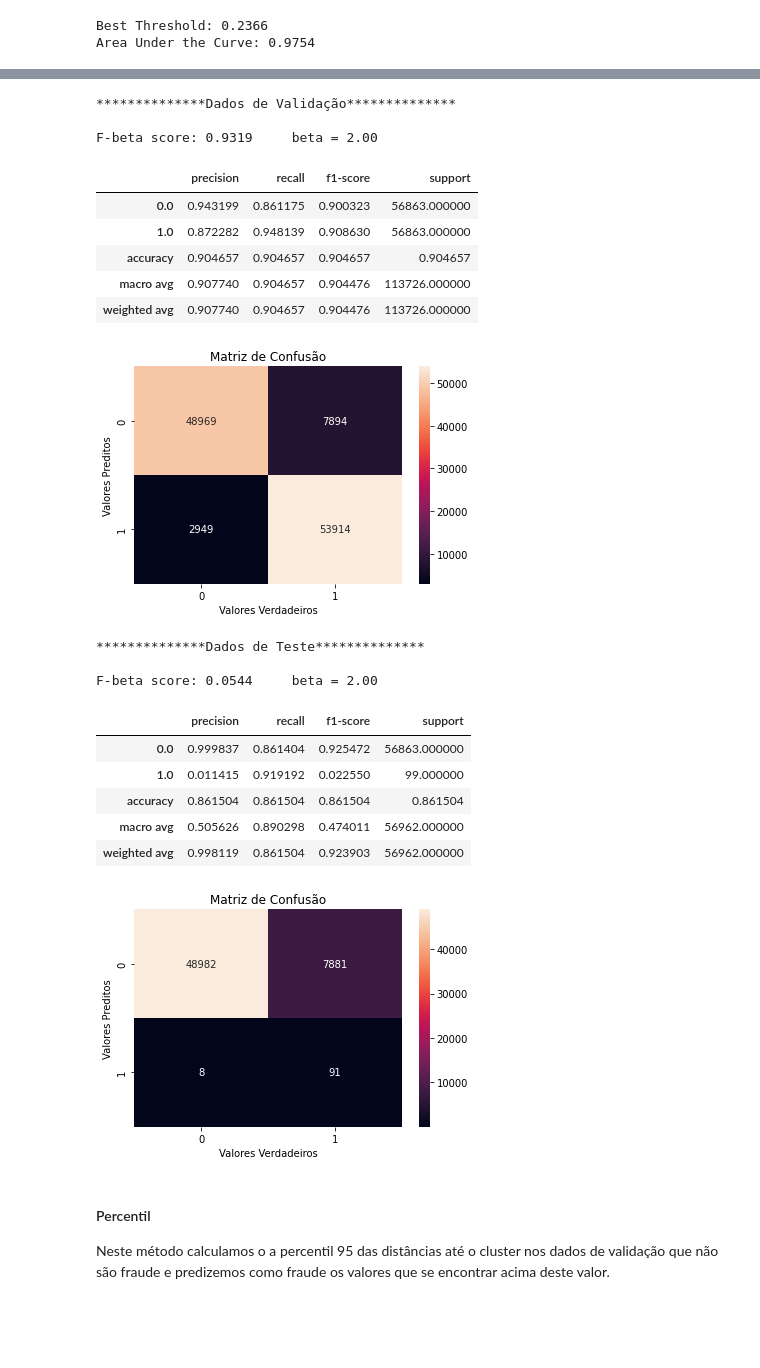
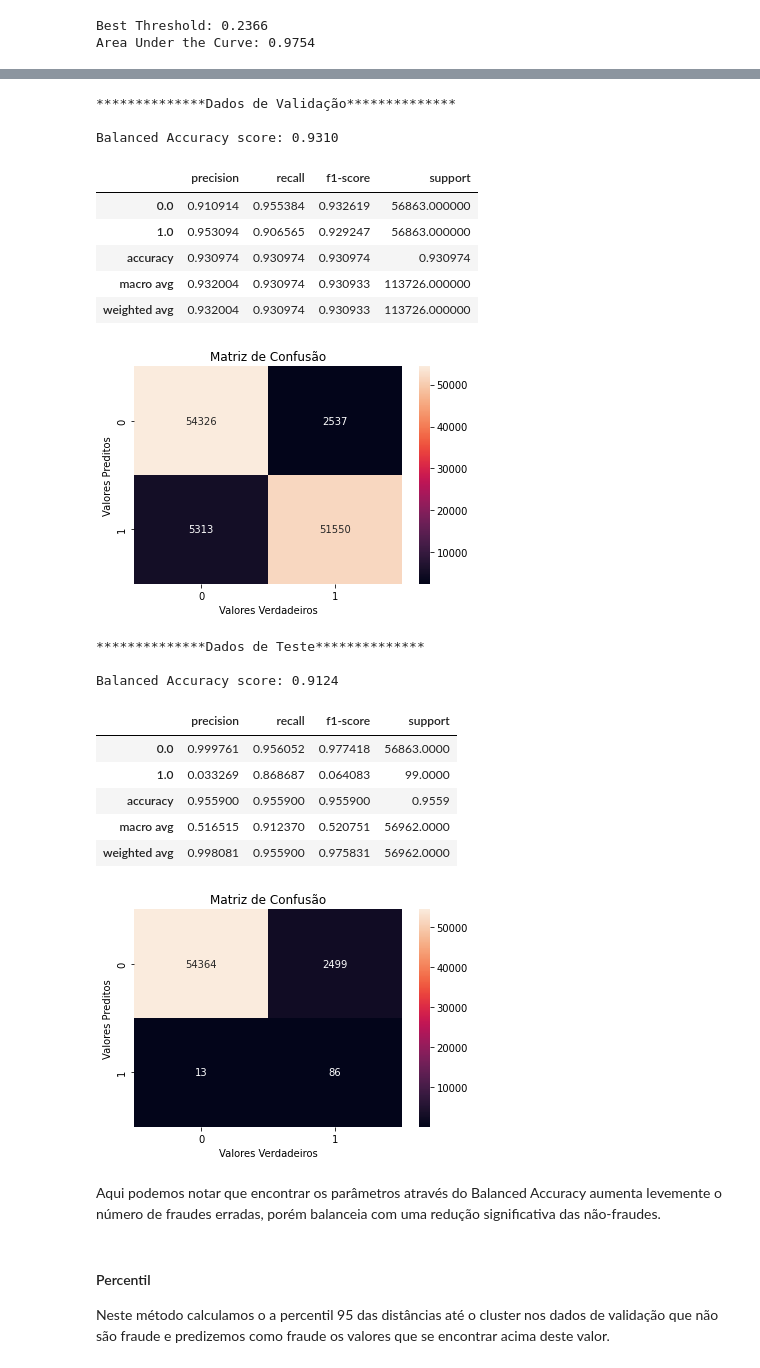
Before and after one commit to Gabriel-Stella/Credit_Card_Fraud, a Jupyter notebook: Credit_Card_Fraud_part4.ipynb, the cells around one changed output, grey strips where cells are left out. Saved outputs shown, nothing was run; the diff lists cells and outputs as text; code cells hidden in the pictures; blank space fills up the shorter version.

```diff
--- a/Credit_Card_Fraud_part4.ipynb
+++ b/Credit_Card_Fraud_part4.ipynb
@@ -841,23 +932,14 @@ from sklearn.metrics import recall_score
 fpr, tpr, thresholds = roc_curve(y_val,val_prob)
 x = [0,1]
 
-n_thresholds = 50
-np.random.seed(42)
-random_thresholds = np.random.rand(n_thresholds)*(val_prob.max() - val_prob.min()) + val_prob.min()
-np.random.seed(None)
-
-# Neste caso vamos maximizar o f-beta com beta = 2
-beta = 2
-fbeta_scores = np.zeros((n_thresholds))
-for j in range(n_thresholds):
-  y_val_pred = (val_prob>=random_thresholds[j])
-  fbeta_scores[j] = fbeta_score(y_val,y_val_pred,beta=beta)
+# Neste caso vamos maximizar o Balanced Accuracy
+balanced_accuracies = (tpr+(1-fpr))*0.5
 
 
-# Encontrando o limiar com maior valor de fbeta
-j_max = fbeta_scores.argmax()
+# Encontrando o limiar com maior valor de Balanced Accuracy
+j_max = balanced_accuracies.argmax()
 
-threshold = random_thresholds[j_max]
+threshold = thresholds[j_max]
 
 
 y_val_pred = (val_prob>=threshold)
@@ -884,12 +961,20 @@ y_test_pred_fbeta = (test_prob>=threshold)
+# %%
+# Realizando as previsões para o limiar encontrado
+y_val_pred_bal_acc = (val_prob>=threshold)
+
+
+y_test_pred_bal_acc = (test_prob>=threshold)
 # %%
+from sklearn.metrics import classification_report
+from sklearn.metrics import confusion_matrix
+
 # Realizando as avaliações dos resultados obtidos
 print("**************Dados de Validação**************\n")
-beta = 2
-print("F-beta score: %1.4f"%fbeta_score(y_val.reshape(-1),y_val_pred_fbeta,beta=beta),'\t beta = %1.2f'%beta)
+print("Balanced Accuracy score: %1.4f"%balanced_accuracy_score(y_val.reshape(-1),y_val_pred_bal_acc))
 
-display(pd.DataFrame(classification_report(y_val.reshape(-1),y_val_pred_fbeta,digits=2,output_dict=True)).T)
+display(pd.DataFrame(classification_report(y_val.reshape(-1),y_val_pred_bal_acc,digits=2,output_dict=True)).T)
 
-sns.heatmap(confusion_matrix(y_val.reshape(-1),y_val_pred_fbeta,labels=[0.,1.]),annot=True,fmt='1.0f')
+sns.heatmap(confusion_matrix(y_val.reshape(-1),y_val_pred_bal_acc,labels=[0.,1.]),annot=True,fmt='1.0f')
 ax = plt.gca()
 ax.set_title('Matriz de Confusão')
 ax.set_xlabel('Valores Verdadeiros')
@@ -898,38 +983,39 @@ plt.show()
 # %% [output]
 **************Dados de Validação**************
 
-F-beta score: 0.9319     beta = 2.00
+Balanced Accuracy score: 0.9310
 |  | precision | recall | f1-score | support |
-| 0.0 | 0.943199 | 0.861175 | 0.900323 | 56863.000000 |
-| 1.0 | 0.872282 | 0.948139 | 0.908630 | 56863.000000 |
-| accuracy | 0.904657 | 0.904657 | 0.904657 | 0.904657 |
-| macro avg | 0.907740 | 0.904657 | 0.904476 | 113726.000000 |
-| weighted avg | 0.907740 | 0.904657 | 0.904476 | 113726.000000 |
+| 0.0 | 0.910914 | 0.955384 | 0.932619 | 56863.000000 |
+| 1.0 | 0.953094 | 0.906565 | 0.929247 | 56863.000000 |
+| accuracy | 0.930974 | 0.930974 | 0.930974 | 0.930974 |
+| macro avg | 0.932004 | 0.930974 | 0.930933 | 113726.000000 |
+| weighted avg | 0.932004 | 0.930974 | 0.930933 | 113726.000000 |
-[figure, old version]
+[figure, new version]
 # %%
 print("**************Dados de Teste**************\n")
-beta = 2
-print("F-beta score: %1.4f"%fbeta_score(y_test.reshape(-1),y_test_pred_fbeta,beta=beta),'\t beta = %1.2f'%beta)
+print("Balanced Accuracy score: %1.4f"%balanced_accuracy_score(y_test.reshape(-1),y_test_pred_bal_acc))
 
-display(pd.DataFrame(classification_report(y_test.reshape(-1),y_test_pred_fbeta,digits=2,output_dict=True)).T)
+display(pd.DataFrame(classification_report(y_test.reshape(-1),y_test_pred_bal_acc,digits=2,output_dict=True)).T)
 
-sns.heatmap(confusion_matrix(y_test.reshape(-1),y_test_pred_fbeta,labels=[0.,1.]),annot=True,fmt='1.0f')
+sns.heatmap(confusion_matrix(y_test.reshape(-1),y_test_pred_bal_acc,labels=[0.,1.]),annot=True,fmt='1.0f')
 ax = plt.gca()
 ax.set_title('Matriz de Confusão')
 ax.set_xlabel('Valores Verdadeiros')
 ax.set_ylabel('Valores Preditos')
 plt.show()
 # %% [output]
 **************Dados de Teste**************
 
-F-beta score: 0.0544     beta = 2.00
+Balanced Accuracy score: 0.9124
 |  | precision | recall | f1-score | support |
-| 0.0 | 0.999837 | 0.861404 | 0.925472 | 56863.000000 |
-| 1.0 | 0.011415 | 0.919192 | 0.022550 | 99.000000 |
-| accuracy | 0.861504 | 0.861504 | 0.861504 | 0.861504 |
-| macro avg | 0.505626 | 0.890298 | 0.474011 | 56962.000000 |
-| weighted avg | 0.998119 | 0.861504 | 0.923903 | 56962.000000 |
+| 0.0 | 0.999761 | 0.956052 | 0.977418 | 56863.0000 |
+| 1.0 | 0.033269 | 0.868687 | 0.064083 | 99.0000 |
+| accuracy | 0.955900 | 0.955900 | 0.955900 | 0.9559 |
+| macro avg | 0.516515 | 0.912370 | 0.520751 | 56962.0000 |
+| weighted avg | 0.998081 | 0.955900 | 0.975831 | 56962.0000 |
-[figure, old version]
+[figure, new version]
+# %% [markdown]
+Aqui podemos notar que encontrar os parâmetros através do Balanced Accuracy aumenta levemente o número de fraudes erradas, porém balanceia com uma redução significativa das não-fraudes.
 # %% [markdown]
 #### Percentil
 
```
Also changed, not shown: parts of 53 cells of this notebook, 3 other files.
